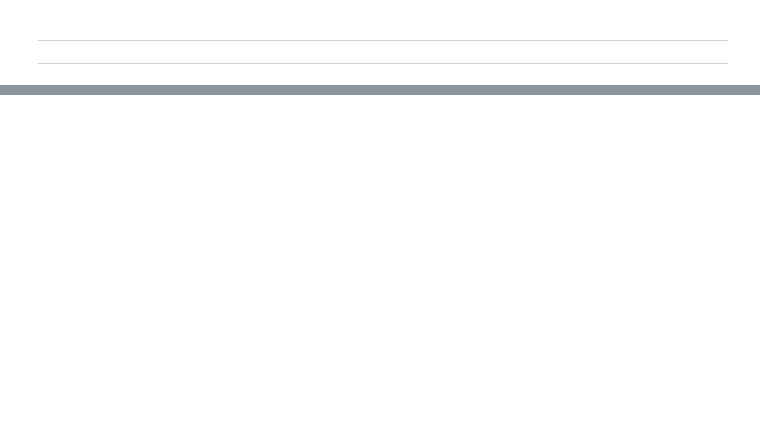
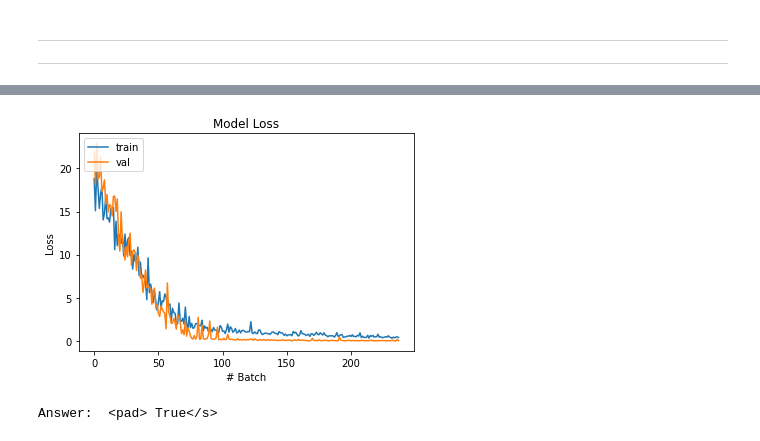
Before and after one commit to Muennighoff/wecredo, a Jupyter notebook: Wecredo_Model.ipynb, the cells around one changed output, grey strips where cells are left out. Cells and saved outputs as stored; diff of their text form; code cells hidden in the pictures; blank space fills up the shorter version.

Commit message:
Three different training loops

```diff
--- a/Wecredo_Model.ipynb
+++ b/Wecredo_Model.ipynb
@@ -1042,0 +1404,35 @@ Answer:  <pad> the capital</s>
+# %%
+### Evaluation ###
+
+import matplotlib.pyplot as plt
+
+plt.plot(loss_history_train)
+plt.plot(loss_history_val)
+plt.title('Model Loss')
+plt.ylabel('Loss')
+plt.xlabel('# Batch')
+plt.legend(['train', 'val'], loc='upper left')
+plt.show()
+# %% [output]
+[figure, added]
+# %%
+### Evaluation ###
+
+context = "Beijing (/ˌbeɪˈdʒɪŋ/ BAY-JING[10][11] Mandarin pronunciation: [pèi.tɕíŋ] (About this soundlisten)), alternatively romanized as Peking[12] (/ˌpiˈkɪŋ/ PEE-KING),[13] is the capital of the People's Republic of China. It is the world's most populous national capital city, with over 21 million residents within an administrative area of 16,410.5 km2 (6336 sq. mi.).[4] It is located in Northern China, is governed as a municipality under the direct administration of the State Council with 16 urban, suburban, and rural districts.[14] Beijing is mostly surrounded by Hebei Province with the exception of neighboring Tianjin to the southeast; together, the three divisions form the Jingjinji megalopolis and the national capital region of China"
+
+question = "What is the capital of China?"
+
+inputs = f"question: {question} context: {context}"
+
+encoded_query = tokenizer(inputs, return_tensors='tf', pad_to_max_length=True, truncation=True, max_length=encoder_max_len)
+
+input_ids = encoded_query["input_ids"]
+attention_mask = encoded_query["attention_mask"]
+
+generated_answer = model.generate(input_ids, attention_mask=attention_mask,
+                                 max_length=decoder_max_len, top_p=0.95, top_k=50, repetition_penalty=2)
+decoded_answer = tokenizer.decode(generated_answer.numpy()[0])
+
+print("Answer: ", decoded_answer)
+# %% [output]
+Answer:  <pad> True</s>
```
Also changed, not shown: parts of 54 cells of this notebook.
